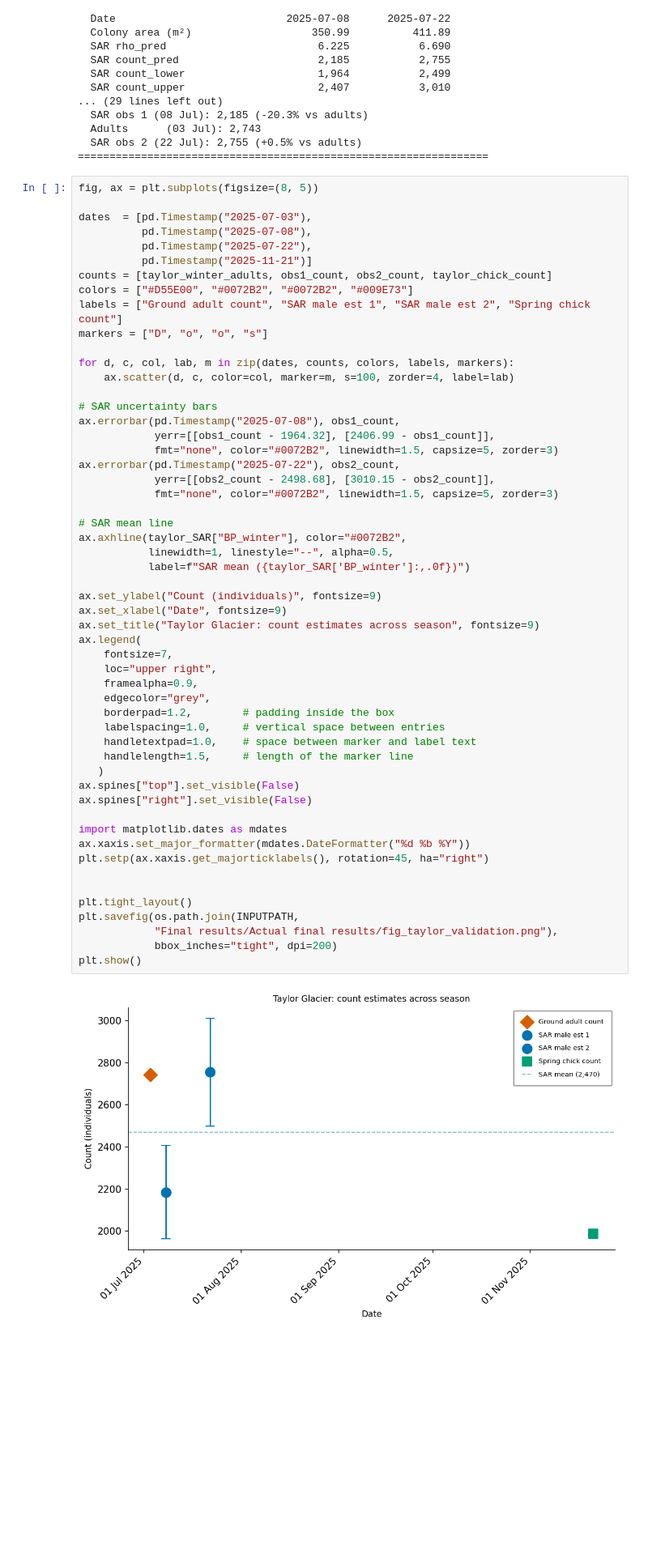
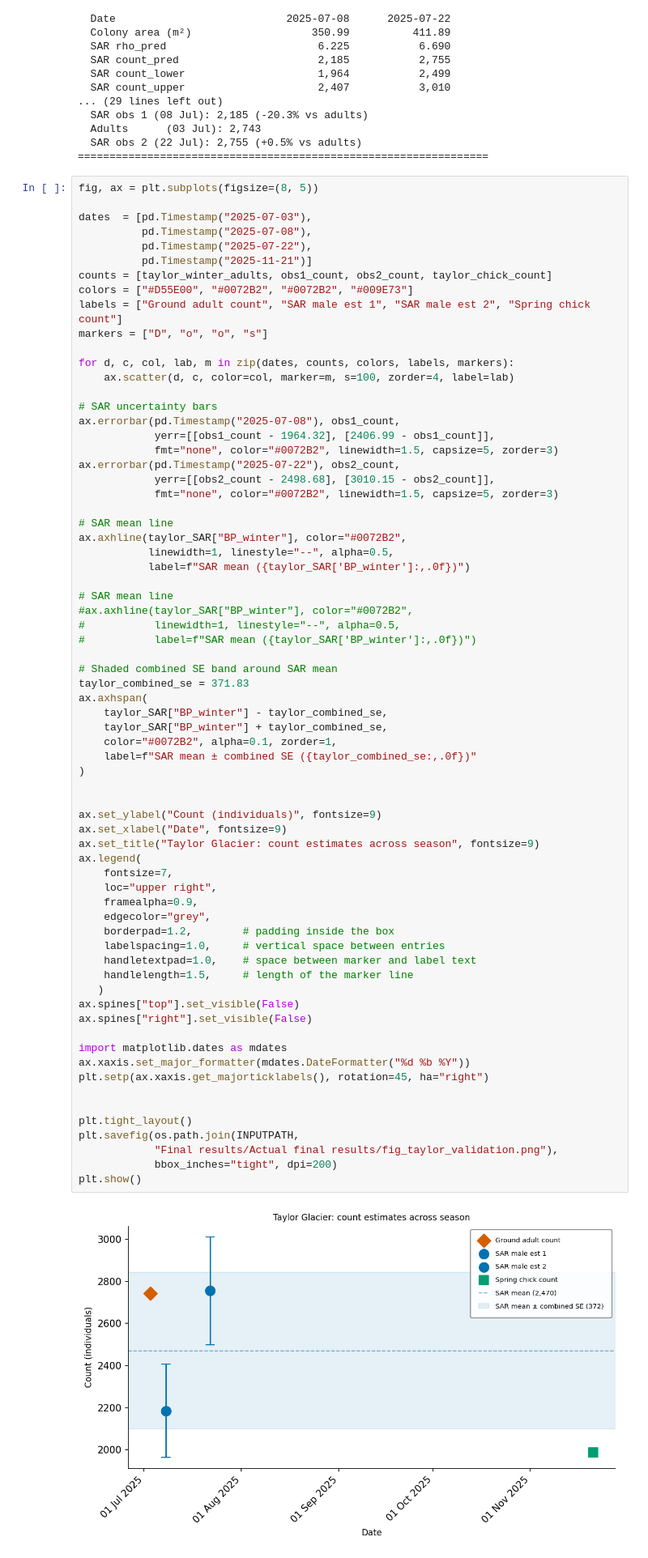
Before and after one commit to rosetazetta/SAR_EmperorPenguin, a Jupyter notebook: Code/chick_comparison_refined.ipynb, the cells around one changed output. Shown at 81% size. Saved outputs shown, nothing was run; the diff lists cells and outputs as text; blank space fills up the shorter version.

```diff
--- a/Code/chick_comparison_refined.ipynb
+++ b/Code/chick_comparison_refined.ipynb
@@ -899,34 +899,49 @@ ax.axhline(taylor_SAR["BP_winter"], color="#0072B2",
            linewidth=1, linestyle="--", alpha=0.5,
            label=f"SAR mean ({taylor_SAR['BP_winter']:,.0f})")
 
+# SAR mean line
+#ax.axhline(taylor_SAR["BP_winter"], color="#0072B2",
+#           linewidth=1, linestyle="--", alpha=0.5,
+#           label=f"SAR mean ({taylor_SAR['BP_winter']:,.0f})")
+
+# Shaded combined SE band around SAR mean
+taylor_combined_se = 371.83
+ax.axhspan(
+    taylor_SAR["BP_winter"] - taylor_combined_se,
+    taylor_SAR["BP_winter"] + taylor_combined_se,
+    color="#0072B2", alpha=0.1, zorder=1,
+    label=f"SAR mean ± combined SE ({taylor_combined_se:,.0f})"
+)
+
+
 ax.set_ylabel("Count (individuals)", fontsize=9)
 ax.set_xlabel("Date", fontsize=9)
 ax.set_title("Taylor Glacier: count estimates across season", fontsize=9)
 ax.legend(
     fontsize=7,
     loc="upper right",
     framealpha=0.9,
     edgecolor="grey",
     borderpad=1.2,        # padding inside the box
     labelspacing=1.0,     # vertical space between entries
     handletextpad=1.0,    # space between marker and label text
     handlelength=1.5,     # length of the marker line
    )
 ax.spines["top"].set_visible(False)
 ax.spines["right"].set_visible(False)
 
 import matplotlib.dates as mdates
 ax.xaxis.set_major_formatter(mdates.DateFormatter("%d %b %Y"))
 plt.setp(ax.xaxis.get_majorticklabels(), rotation=45, ha="right")
 
 
 plt.tight_layout()
 plt.savefig(os.path.join(INPUTPATH,
             "Final results/Actual final results/fig_taylor_validation.png"),
             bbox_inches="tight", dpi=200)
 plt.show()
 # %% [output]
-[figure, old version]
+[figure, new version]
 # %% [markdown]
 ## Figure
 - Panel 1 — Predicted vs observed scatter with 1:1 line, regression line, error bars from combined SE, and key stats annotated. Points above the 1:1 line are overestimates, below are underestimates.
```
